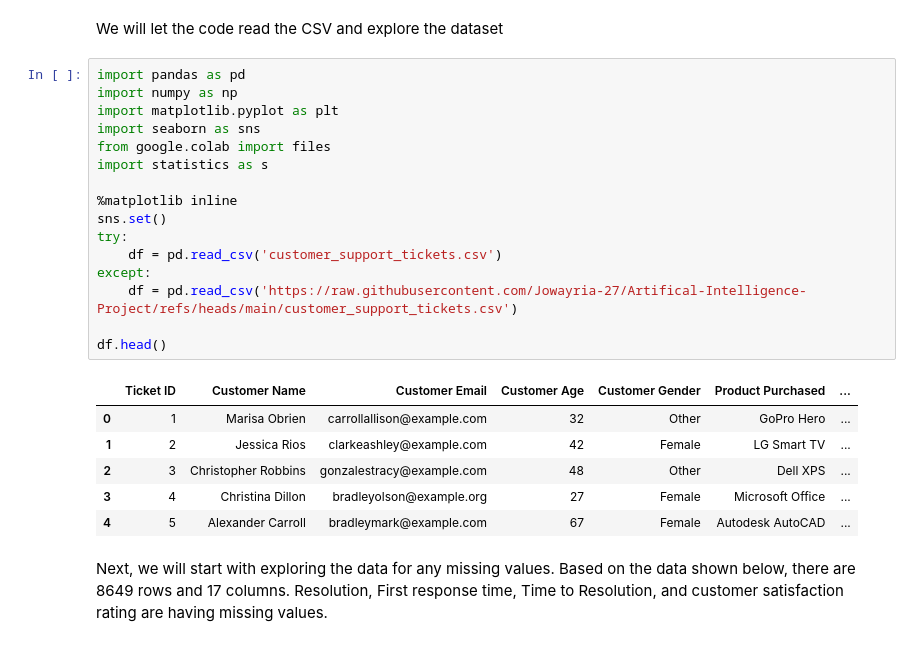
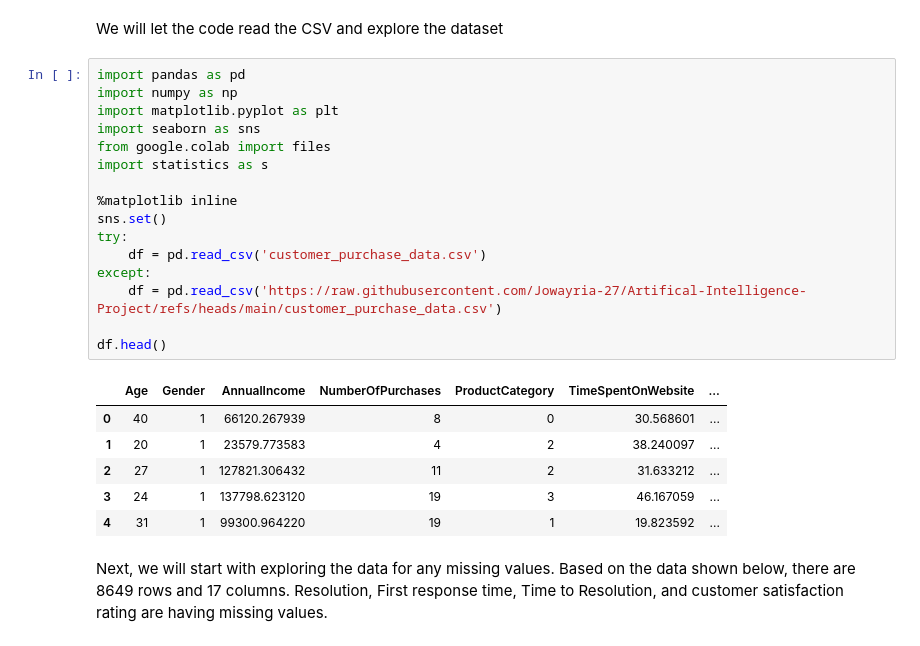
Before and after one commit to Jowayria-27/Artifical-Intelligence-Project, a Jupyter notebook: COVID.ipynb, the cells around one changed output. Cells and saved outputs as stored; diff of their text form.

```diff
--- a/COVID.ipynb
+++ b/COVID.ipynb
@@ -13,26 +13,26 @@ We will let the code read the CSV and explore the dataset
 # %%
 import pandas as pd
 import numpy as np
 import matplotlib.pyplot as plt
 import seaborn as sns
 from google.colab import files
 import statistics as s
 
 %matplotlib inline
 sns.set()
 try:
-    df = pd.read_csv('customer_support_tickets.csv')
+    df = pd.read_csv('customer_purchase_data.csv')
 except:
-    df = pd.read_csv('https://raw.githubusercontent.com/Jowayria-27/Artifical-Intelligence-Project/refs/heads/main/customer_support_tickets.csv')
+    df = pd.read_csv('https://raw.githubusercontent.com/Jowayria-27/Artifical-Intelligence-Project/refs/heads/main/customer_purchase_data.csv')
 
 df.head()
 # %% [output]
-|  | Ticket ID | Customer Name | Customer Email | Customer Age | Customer Gender | Product Purchased | ... |
-| 0 | 1 | Marisa Obrien | carrollallison@example.com | 32 | Other | GoPro Hero | ... |
-| 1 | 2 | Jessica Rios | clarkeashley@example.com | 42 | Female | LG Smart TV | ... |
-| 2 | 3 | Christopher Robbins | gonzalestracy@example.com | 48 | Other | Dell XPS | ... |
-| 3 | 4 | Christina Dillon | bradleyolson@example.org | 27 | Female | Microsoft Office | ... |
-| 4 | 5 | Alexander Carroll | bradleymark@example.com | 67 | Female | Autodesk AutoCAD | ... |
+|  | Age | Gender | AnnualIncome | NumberOfPurchases | ProductCategory | TimeSpentOnWebsite | ... |
+| 0 | 40 | 1 | 66120.267939 | 8 | 0 | 30.568601 | ... |
+| 1 | 20 | 1 | 23579.773583 | 4 | 2 | 38.240097 | ... |
+| 2 | 27 | 1 | 127821.306432 | 11 | 2 | 31.633212 | ... |
+| 3 | 24 | 1 | 137798.623120 | 19 | 3 | 46.167059 | ... |
+| 4 | 31 | 1 | 99300.964220 | 19 | 1 | 19.823592 | ... |
 # %% [markdown]
 Next, we will start with exploring the data for any missing values. Based on the data shown below, there are 8649 rows and 17 columns. Resolution, First response time, Time to Resolution, and customer satisfaction rating are having missing values.
 # %%
```
Also changed, not shown: parts of 1 cell of this notebook.
